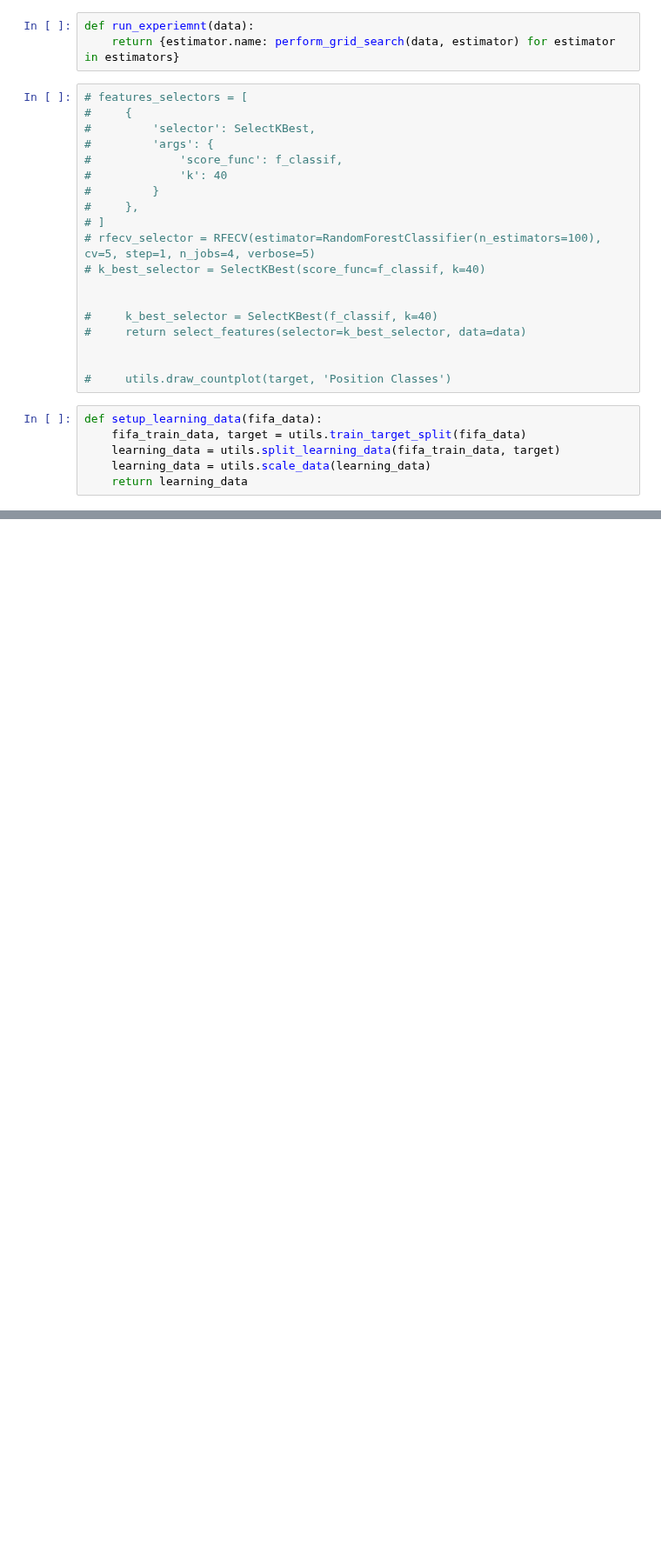
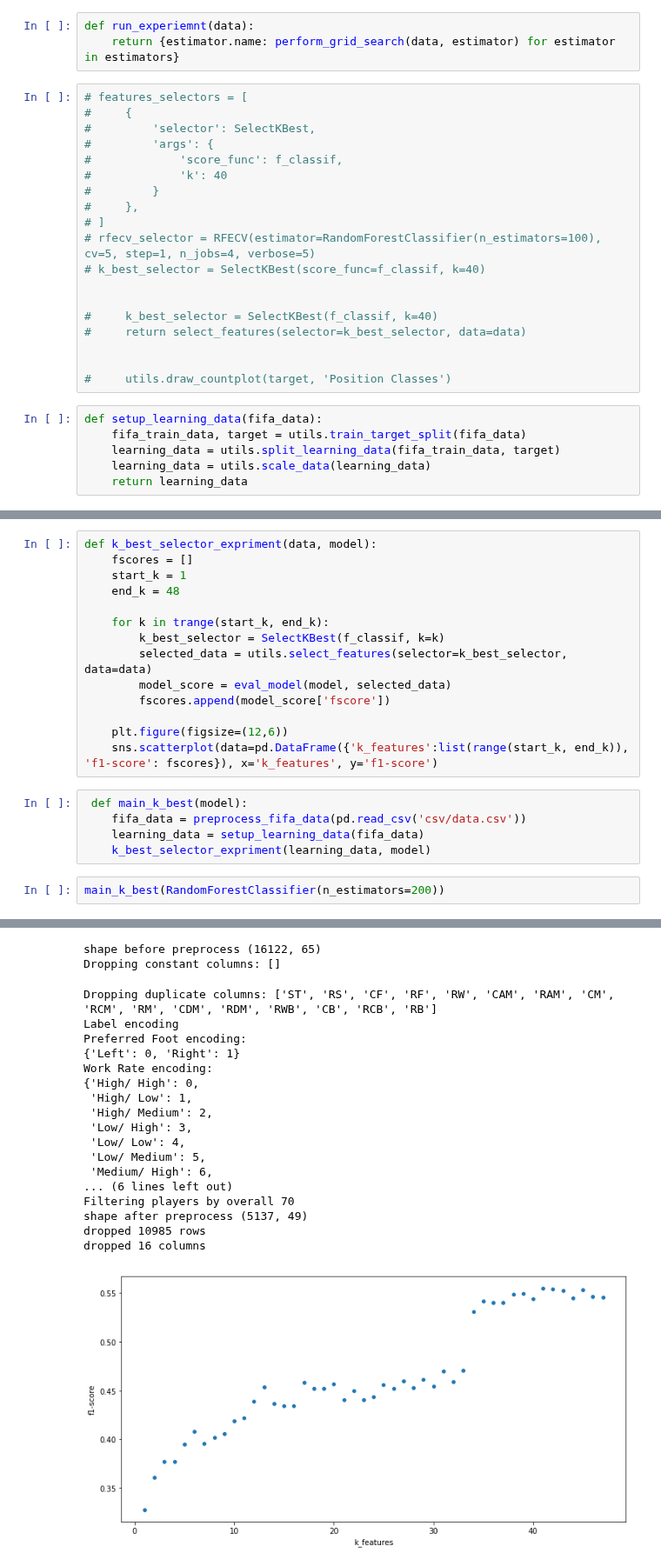
Before and after one commit to mikitachab/football-manager-ml-support, a Jupyter notebook: Untitled1.ipynb, the cells around one changed output, grey strips where cells are left out. Shown at 87% size. Drawn from its saved outputs; the diff is of its cells as text; blank space fills up the shorter version.

```diff
--- a/Untitled1.ipynb
+++ b/Untitled1.ipynb
@@ -185,0 +226,22 @@ Best estimator score: 0.5303794285896795
+# %%
+def k_best_selector_expriment(data, model):
+    fscores = []
+    start_k = 1
+    end_k = 48
+
+    for k in trange(start_k, end_k):
+        k_best_selector = SelectKBest(f_classif, k=k)
+        selected_data = utils.select_features(selector=k_best_selector, data=data)
+        model_score = eval_model(model, selected_data)
+        fscores.append(model_score['fscore'])
+
+    plt.figure(figsize=(12,6))
+    sns.scatterplot(data=pd.DataFrame({'k_features':list(range(start_k, end_k)), 'f1-score': fscores}), x='k_features', y='f1-score')
+# %%
+ def main_k_best(model):
+    fifa_data = preprocess_fifa_data(pd.read_csv('csv/data.csv'))
+    learning_data = setup_learning_data(fifa_data)
+    k_best_selector_expriment(learning_data, model)
+# %%
+main_k_best(RandomForestClassifier(n_estimators=200))
+# %% [output]
@@ -185,0 +265,20 @@ Best estimator score: 0.5303794285896795
+shape before preprocess (16122, 65)
+Dropping constant columns: []
+Dropping duplicate columns: ['ST', 'RS', 'CF', 'RF', 'RW', 'CAM', 'RAM', 'CM', 'RCM', 'RM', 'CDM', 'RDM', 'RWB', 'CB', 'RCB', 'RB']
+Label encoding
+Preferred Foot encoding:
+{'Left': 0, 'Right': 1}
+Work Rate encoding:
+{'High/ High': 0,
+ 'High/ Low': 1,
+ 'High/ Medium': 2,
+ 'Low/ High': 3,
+ 'Low/ Low': 4,
+ 'Low/ Medium': 5,
+ 'Medium/ High': 6,
+... (6 lines left out)
+Filtering players by overall 70
+shape after preprocess (5137, 49)
+dropped 10985 rows
+dropped 16 columns
+[figure, added]
```
Also changed, not shown: parts of 8 cells of this notebook, 2 other files.
